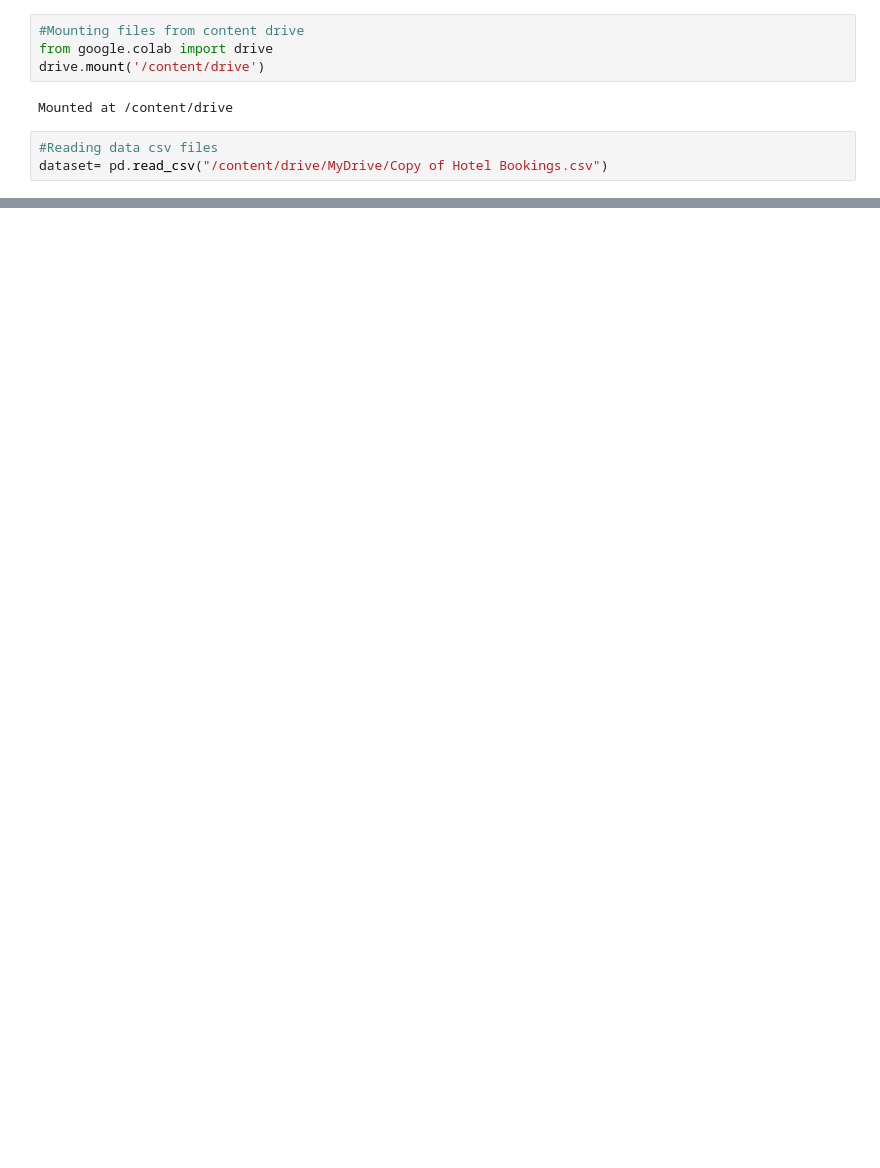
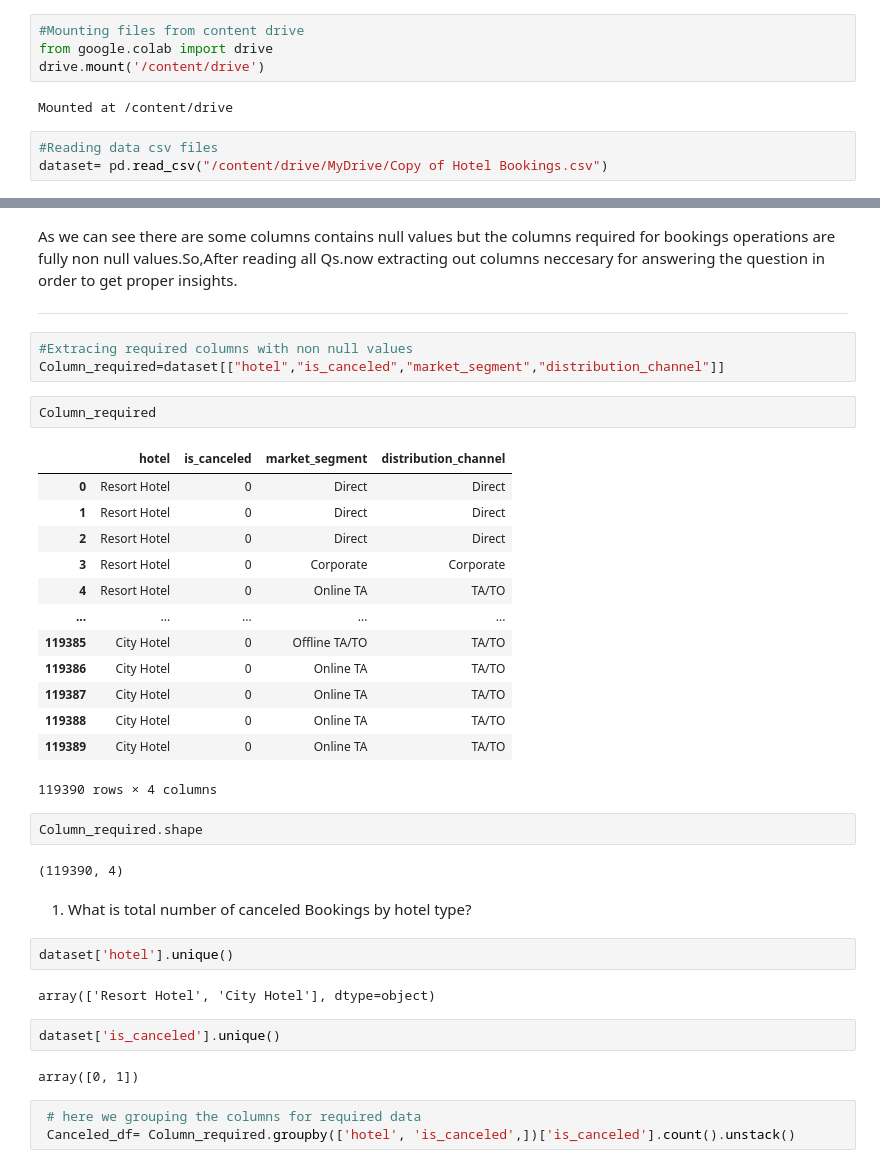
Before and after one commit to Nishajha2/Hotel-Booking-Analysis-Capstone-Project-1, a Jupyter notebook: Copy_of_Hotel_Booking_Analysis_Capstone_Project.ipynb, the cells around one changed output, grey strips where cells are left out. Saved outputs shown, nothing was run; the diff lists cells and outputs as text; blank space fills up the shorter version.

```diff
--- a/Copy_of_Hotel_Booking_Analysis_Capstone_Project.ipynb
+++ b/Copy_of_Hotel_Booking_Analysis_Capstone_Project.ipynb
@@ -51,0 +117,40 @@ dataset
+# %% [markdown]
+ As we can see there are some columns contains null values but the columns required for bookings operations are fully non null values.So,After reading all Qs.now extracting out columns neccesary for answering the question in order to get proper insights.
+
+---
+# %%
+#Extracing required columns with non null values
+Column_required=dataset[["hotel","is_canceled","market_segment","distribution_channel"]]
+# %%
+Column_required
+# %% [output]
+|  | hotel | is_canceled | market_segment | distribution_channel |
+| 0 | Resort Hotel | 0 | Direct | Direct |
+| 1 | Resort Hotel | 0 | Direct | Direct |
+| 2 | Resort Hotel | 0 | Direct | Direct |
+| 3 | Resort Hotel | 0 | Corporate | Corporate |
+| 4 | Resort Hotel | 0 | Online TA | TA/TO |
+| ... | ... | ... | ... | ... |
+| 119385 | City Hotel | 0 | Offline TA/TO | TA/TO |
+| 119386 | City Hotel | 0 | Online TA | TA/TO |
+| 119387 | City Hotel | 0 | Online TA | TA/TO |
+| 119388 | City Hotel | 0 | Online TA | TA/TO |
+| 119389 | City Hotel | 0 | Online TA | TA/TO |
+119390 rows × 4 columns
+# %%
+Column_required.shape
+# %% [output]
+(119390, 4)
+# %% [markdown]
+  1. What is total number of canceled Bookings by hotel type?
+# %%
+dataset['hotel'].unique()
+# %% [output]
+array(['Resort Hotel', 'City Hotel'], dtype=object)
+# %%
+dataset['is_canceled'].unique()
+# %% [output]
+array([0, 1])
+# %%
+ # here we grouping the columns for required data
+ Canceled_df= Column_required.groupby(['hotel', 'is_canceled',])['is_canceled'].count().unstack()
```
Also changed, not shown: parts of 13 cells of this notebook.
